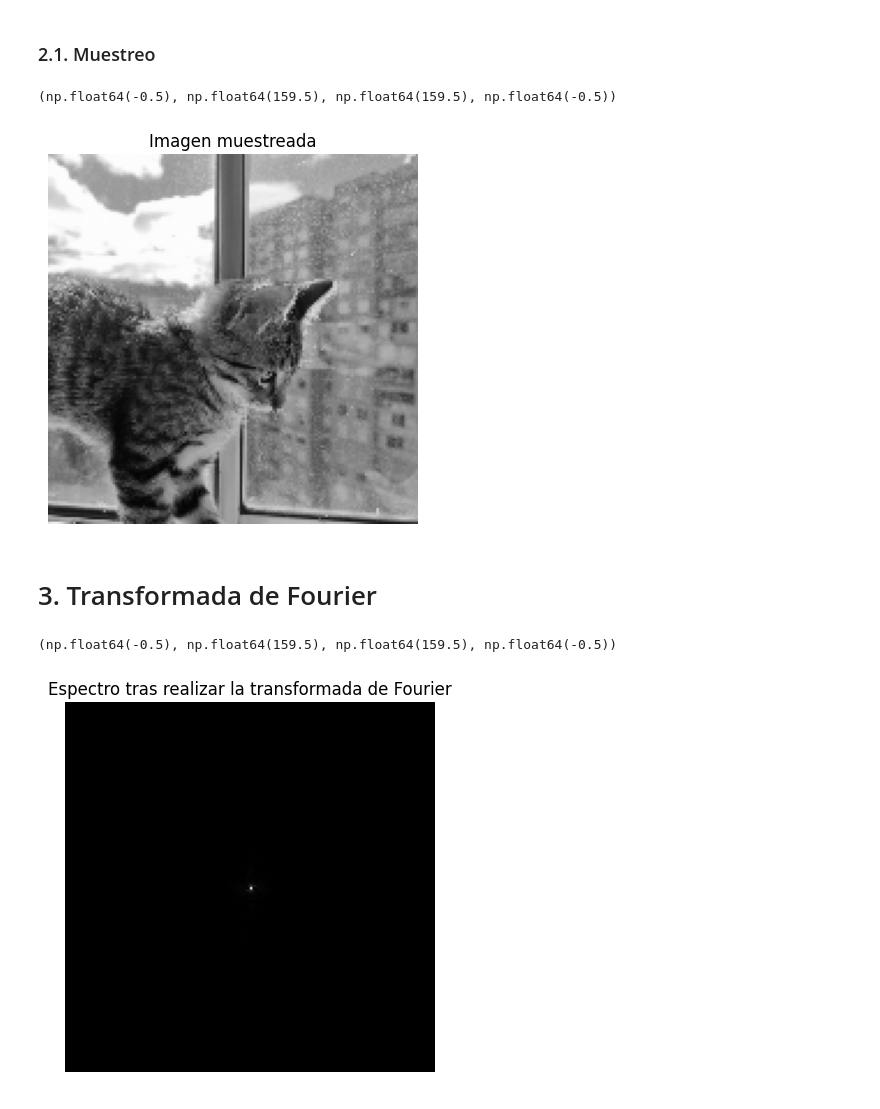
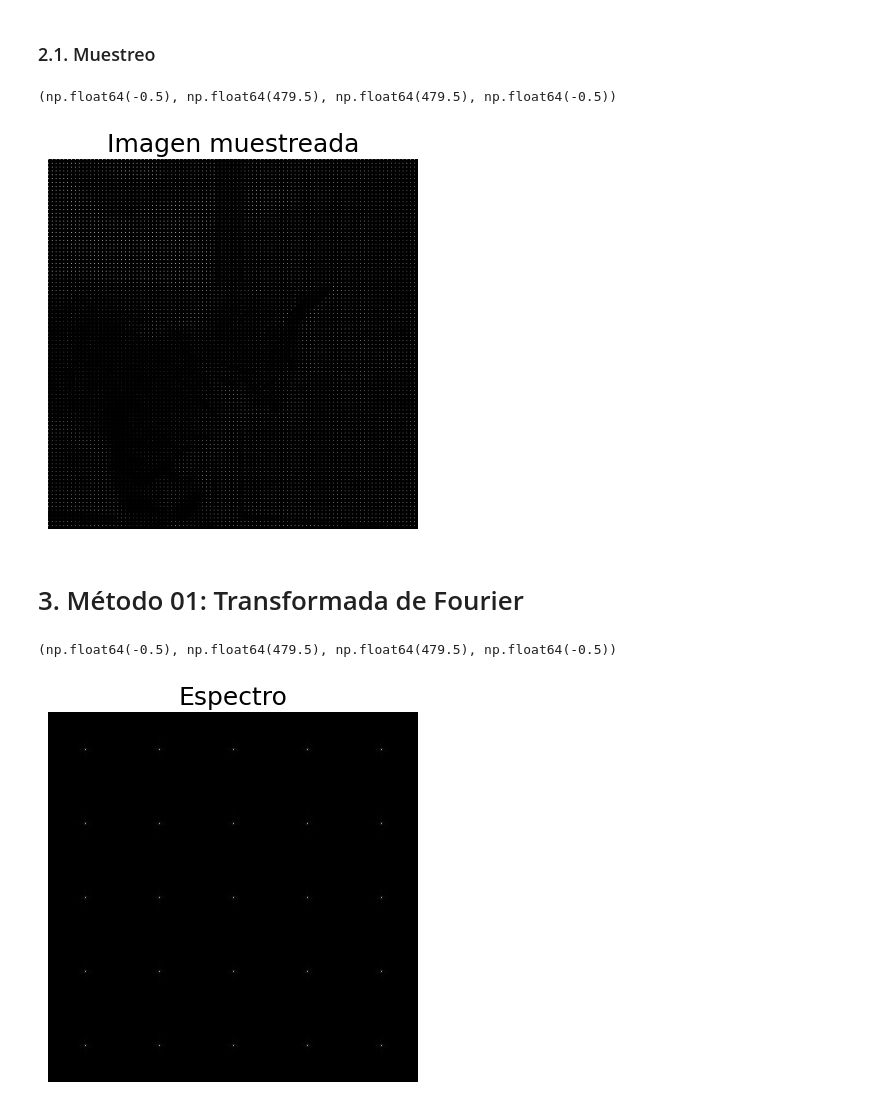
Before and after one commit to Miguel-Perdomo/fourier-optics, a Jupyter notebook: talleres/taller1/notebooks/taller01.ipynb, the cells around one changed output. Drawn from its saved outputs; the diff is of its cells as text; code cells hidden in the pictures.

Commit message:
Fourier transform implementation

```diff
--- a/talleres/taller1/notebooks/taller01.ipynb
+++ b/talleres/taller1/notebooks/taller01.ipynb
@@ -16,3 +17,5 @@ import matplotlib.pyplot as plt
+# %%
+sns.set_context("notebook", font_scale=1.5, rc={"lines.linewidth": 2.5})
 # %% [markdown]
 # 1. Carga de imágenes
 # %% [markdown]
@@ -64,8 +51,8 @@ plt.axis("off")
 # %%
 def take_sample(img: np.ndarray, sample_size: int) -> np.ndarray:
     """
-    Takes a sample of pixels of a picture by slicing the picture
-    array every sample_size rows and columns.
+    Takes a sample of pixels of a picture by setting to 0
+    the picture array every sample_size rows and columns.
 
     Parameters:
     - img (np.darray): 2d array of the picture.
@@ -75,28 +62,30 @@ def take_sample(img: np.ndarray, sample_size: int) -> np.ndarray:
         sampled array
 
     """
-    return img[::sample_size, ::sample_size]
+    sample_mask = np.zeros_like(img)
+    sample_mask[::sample_size, ::sample_size] = 1
+    img_sample= img * sample_mask
+    return img_sample
 # %%
-sample = 3
+sample = 5
 img_sample = take_sample(img, sample)
 # %%
 plt.imshow(img_sample, cmap = "gray")
 plt.title(f"Imagen muestreada")
 plt.axis("off")
 # %% [output]
-(np.float64(-0.5), np.float64(159.5), np.float64(159.5), np.float64(-0.5))
+(np.float64(-0.5), np.float64(479.5), np.float64(479.5), np.float64(-0.5))
-[figure, old version]
+[figure, new version]
 # %% [markdown]
-# 3. Transformada de Fourier
+# 3. Método 01: Transformada de Fourier
 # %%
-fourier_transform = scipy.fft.fft2(img_sample)
-shifted_spectrum = scipy.fft.fftshift(fourier_transform)
+fourier_transform = scipy.fft.fftshift((scipy.fft.fft2(img_sample)))
 
-visualization = np.abs(shifted_spectrum)
+visualization = np.abs(fourier_transform)
 # %%
 plt.imshow(visualization, cmap = "gray")
-plt.title(f"Espectro tras realizar la transformada de Fourier")
+plt.title(f"Espectro")
 plt.axis("off")
 # %% [output]
-(np.float64(-0.5), np.float64(159.5), np.float64(159.5), np.float64(-0.5))
+(np.float64(-0.5), np.float64(479.5), np.float64(479.5), np.float64(-0.5))
-[figure, old version]
+[figure, new version]
```
Also changed, not shown: parts of 12 cells of this notebook.
